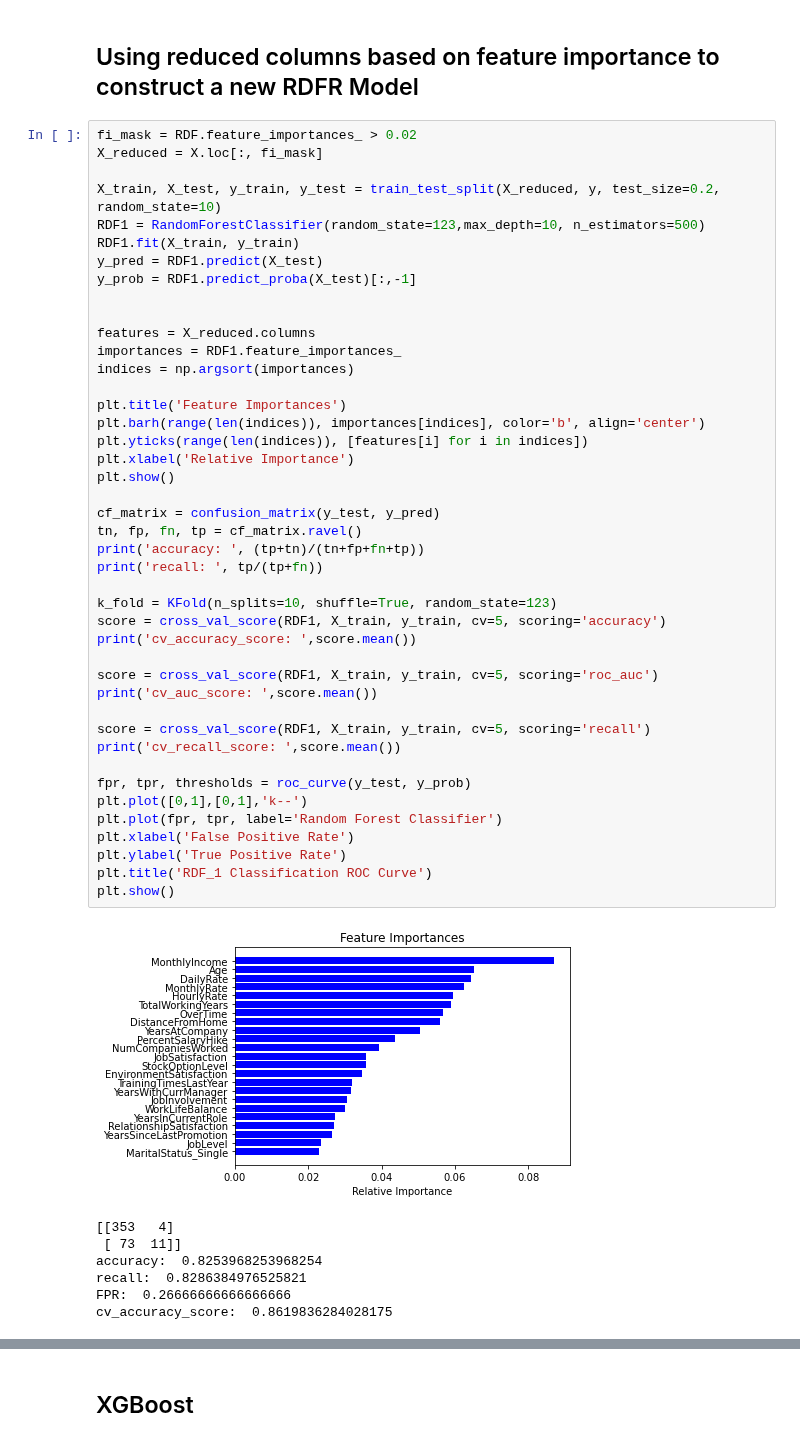
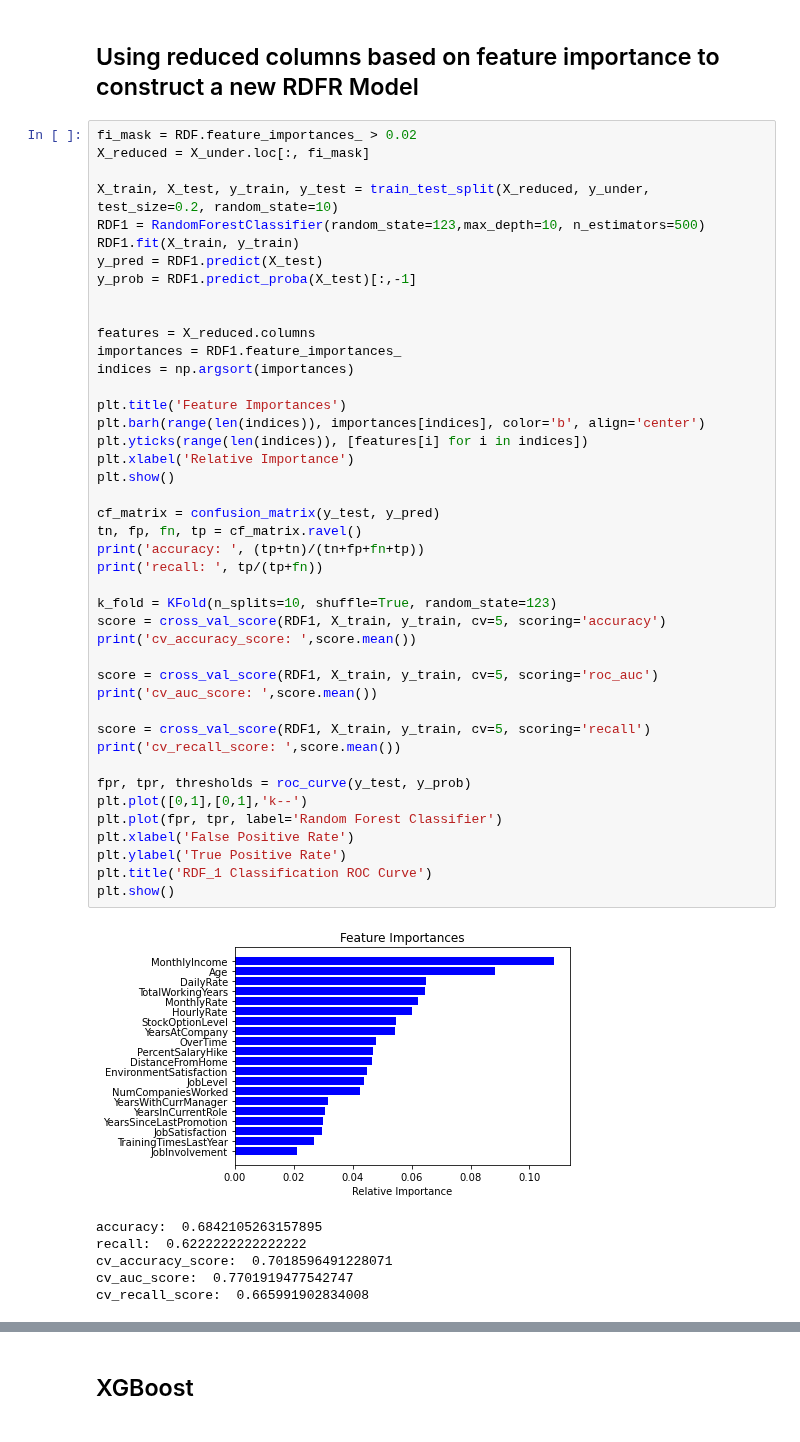
Before and after one commit to Xusong1998/Data-Analytics-Project, a Jupyter notebook: HR_Attrition_Data_Modeling.ipynb, the cells around one changed output, grey strips where cells are left out. Saved outputs shown, nothing was run; the diff lists cells and outputs as text.

```diff
--- a/HR_Attrition_Data_Modeling.ipynb
+++ b/HR_Attrition_Data_Modeling.ipynb
@@ -624,9 +624,9 @@ cv_recall_score:  0.7234817813765181
 ## Using reduced columns based on feature importance to construct a new RDFR Model
 # %%
 fi_mask = RDF.feature_importances_ > 0.02
-X_reduced = X.loc[:, fi_mask]
+X_reduced = X_under.loc[:, fi_mask]
 
-X_train, X_test, y_train, y_test = train_test_split(X_reduced, y, test_size=0.2, random_state=10)
+X_train, X_test, y_train, y_test = train_test_split(X_reduced, y_under, test_size=0.2, random_state=10)
 RDF1 = RandomForestClassifier(random_state=123,max_depth=10, n_estimators=500)
 RDF1.fit(X_train, y_train)
 y_pred = RDF1.predict(X_test)
@@ -639,37 +639,36 @@ indices = np.argsort(importances)
 
 plt.title('Feature Importances')
 plt.barh(range(len(indices)), importances[indices], color='b', align='center')
 plt.yticks(range(len(indices)), [features[i] for i in indices])
 plt.xlabel('Relative Importance')
 plt.show()
 
 cf_matrix = confusion_matrix(y_test, y_pred)
 tn, fp, fn, tp = cf_matrix.ravel()
 print('accuracy: ', (tp+tn)/(tn+fp+fn+tp))
 print('recall: ', tp/(tp+fn))
 
 k_fold = KFold(n_splits=10, shuffle=True, random_state=123)
 score = cross_val_score(RDF1, X_train, y_train, cv=5, scoring='accuracy')
 print('cv_accuracy_score: ',score.mean())
 
 score = cross_val_score(RDF1, X_train, y_train, cv=5, scoring='roc_auc')
 print('cv_auc_score: ',score.mean())
 
 score = cross_val_score(RDF1, X_train, y_train, cv=5, scoring='recall')
 print('cv_recall_score: ',score.mean())
 
 fpr, tpr, thresholds = roc_curve(y_test, y_prob)
 plt.plot([0,1],[0,1],'k--')
 plt.plot(fpr, tpr, label='Random Forest Classifier')
 plt.xlabel('False Positive Rate')
 plt.ylabel('True Positive Rate')
 plt.title('RDF_1 Classification ROC Curve')
 plt.show()
 # %% [output]
-[figure, old version]
+[figure, new version]
-[[353   4]
- [ 73  11]]
-accuracy:  0.8253968253968254
-recall:  0.8286384976525821
-FPR:  0.26666666666666666
-cv_accuracy_score:  0.8619836284028175
+accuracy:  0.6842105263157895
+recall:  0.6222222222222222
+cv_accuracy_score:  0.7018596491228071
+cv_auc_score:  0.7701919477542747
+cv_recall_score:  0.665991902834008
```
Also changed, not shown: parts of 4 cells of this notebook.
